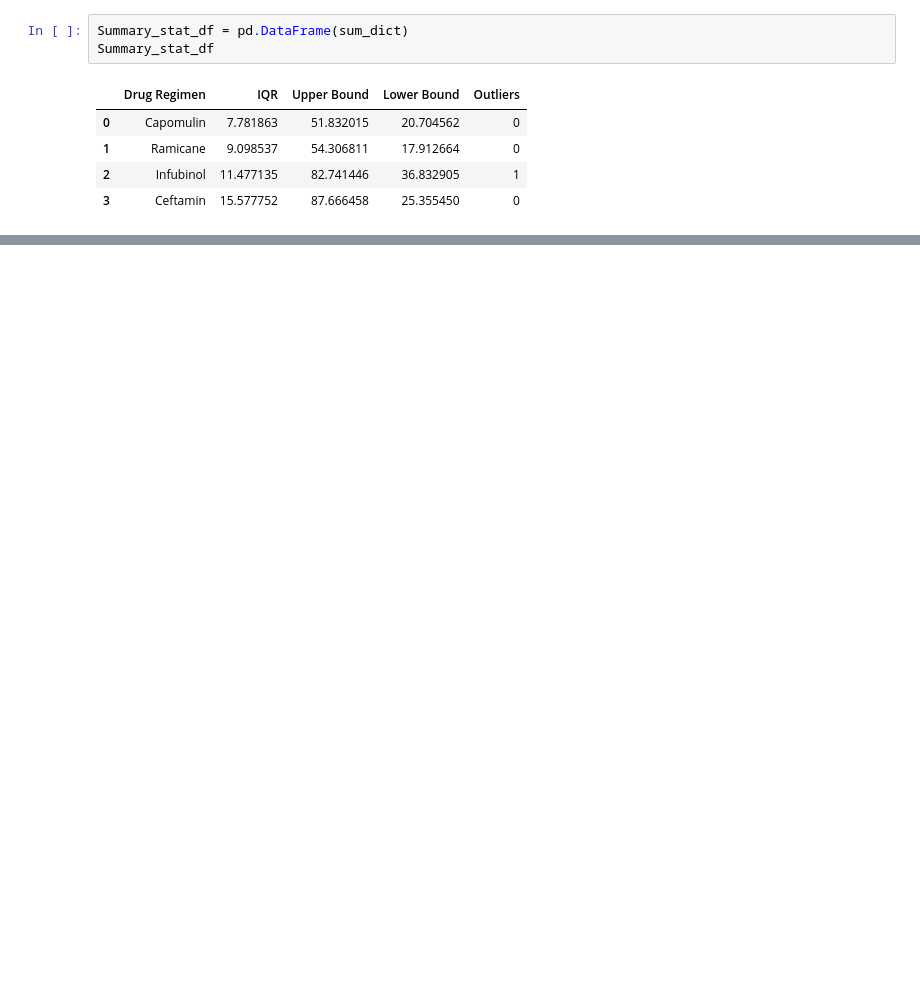
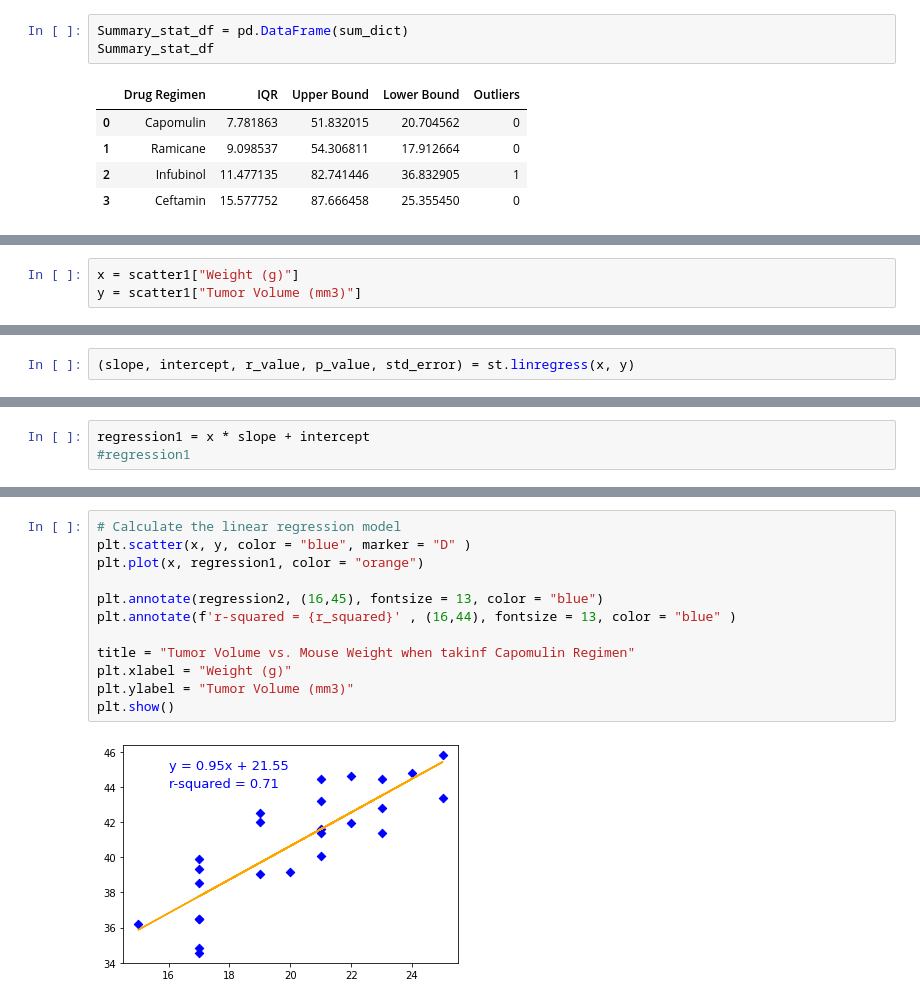
Before and after one commit to Prakb2401/matplotlib-challenge, a Jupyter notebook: Pymaceuticals/Pymaceuticals.ipynb, the cells around one changed output, grey strips where cells are left out. Saved outputs shown, nothing was run; the diff lists cells and outputs as text; blank space fills up the shorter version.

```diff
--- a/Pymaceuticals/Pymaceuticals.ipynb
+++ b/Pymaceuticals/Pymaceuticals.ipynb
@@ -264,0 +304,3 @@ TypeError: ylabel() missing 1 required positional argument: 'ylabel'
+# %%
+x = scatter1["Weight (g)"]
+y = scatter1["Tumor Volume (mm3)"]
@@ -264,0 +313,2 @@ TypeError: ylabel() missing 1 required positional argument: 'ylabel'
+# %%
+(slope, intercept, r_value, p_value, std_error) = st.linregress(x, y)
@@ -264,0 +320,3 @@ TypeError: ylabel() missing 1 required positional argument: 'ylabel'
+# %%
+regression1 = x * slope + intercept
+#regression1
@@ -264,0 +328,14 @@ TypeError: ylabel() missing 1 required positional argument: 'ylabel'
+# %%
+# Calculate the linear regression model
+plt.scatter(x, y, color = "blue", marker = "D" )
+plt.plot(x, regression1, color = "orange")
+
+plt.annotate(regression2, (16,45), fontsize = 13, color = "blue")
+plt.annotate(f'r-squared = {r_squared}' , (16,44), fontsize = 13, color = "blue" )
+
+title = "Tumor Volume vs. Mouse Weight when takinf Capomulin Regimen"
+plt.xlabel = "Weight (g)"
+plt.ylabel = "Tumor Volume (mm3)"
+plt.show()
+# %% [output]
+[figure, added]
```
Also changed, not shown: parts of 23 cells of this notebook.
